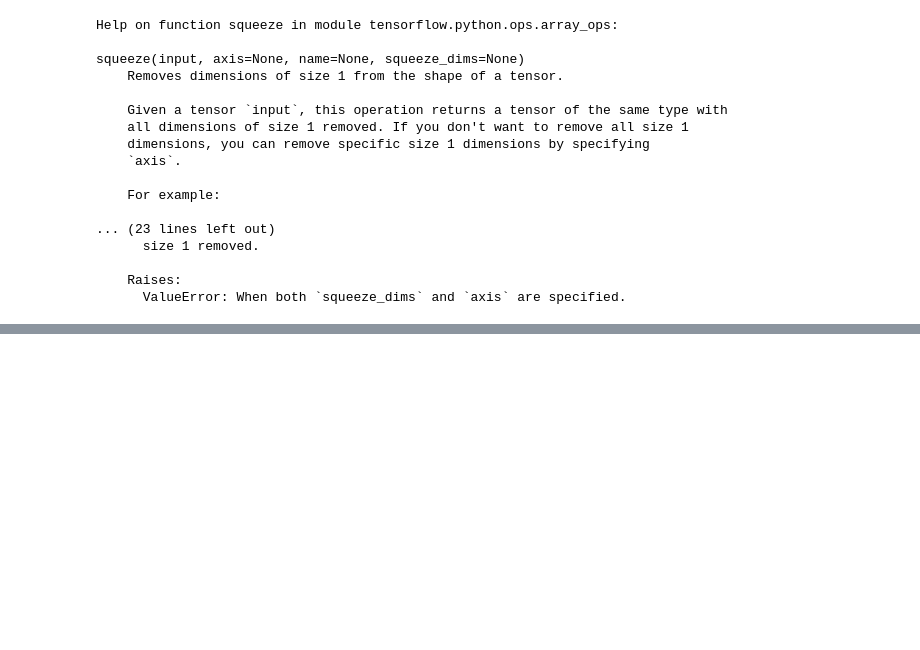
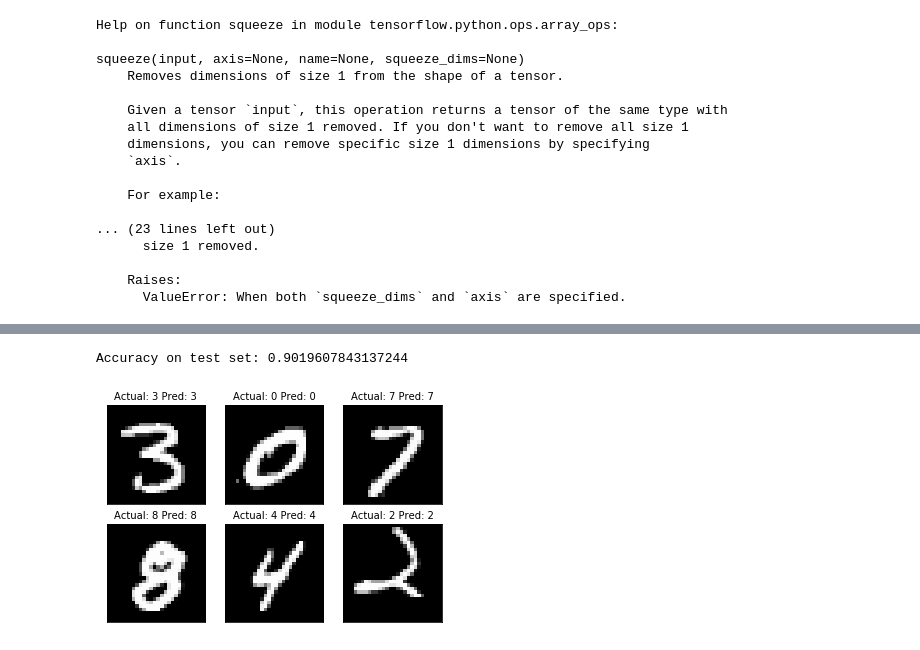
Before and after one commit to edyoda/tensorflow, a Jupyter notebook: 5. Nearest Neighbor Methods.ipynb, the cells around one changed output, grey strips where cells are left out. Saved outputs shown, nothing was run; the diff lists cells and outputs as text; code cells hidden in the pictures; blank space fills up the shorter version.

```diff
--- a/5. Nearest Neighbor Methods.ipynb
+++ b/5. Nearest Neighbor Methods.ipynb
@@ -171,0 +254,46 @@ squeeze(input, axis=None, name=None, squeeze_dims=None)
+# %%
+x_data_train = tf.placeholder(shape=[None, 784], dtype=tf.float32)
+x_data_test = tf.placeholder(shape=[None, 784], dtype=tf.float32)
+y_target_train = tf.placeholder(shape=[None, 10], dtype=tf.float32)
+y_target_test = tf.placeholder(shape=[None, 10], dtype=tf.float32)
+# %%
+distance = tf.reduce_sum(tf.abs(tf.sub(x_data_train, tf.expand_dims(x_data_test,1))), reduction_indices=2)
+# %%
+
+top_k_xvals, top_k_indices = tf.nn.top_k(tf.neg(distance), k=k)
+
+prediction_indices = tf.gather(y_target_train, top_k_indices)
+count_of_predictions = tf.reduce_sum(prediction_indices, reduction_indices=1)
+
+prediction = tf.argmax(count_of_predictions, dimension=1)
+# %%
+num_loops = int(np.ceil(len(x_vals_test)/batch_size))
+test_output = []
+actual_vals = []
+for i in range(num_loops):
+    min_index = i*batch_size
+    max_index = min((i+1)*batch_size,len(x_vals_train))
+    x_batch = x_vals_test[min_index:max_index]
+    y_batch = y_vals_test[min_index:max_index]
+    predictions = sess.run(prediction, feed_dict={x_data_train: x_vals_train, x_data_test: x_batch,
+                                         y_target_train: y_vals_train, y_target_test: y_batch})
+    test_output.extend(predictions)
+    actual_vals.extend(np.argmax(y_batch, axis=1))
+# %%
+accuracy = sum([1./test_size for i in range(test_size) if test_output[i]==actual_vals[i]])
+print('Accuracy on test set: ' + str(accuracy))
+# %% [output]
+Accuracy on test set: 0.9019607843137244
+# %%
+actuals = np.argmax(y_batch, axis=1)
+Nrows = 2
+Ncols = 3
+for i in range(len(actuals)):
+    plt.subplot(Nrows, Ncols, i+1)
+    plt.imshow(np.reshape(x_batch[i], [28,28]), cmap='Greys_r')
+    plt.title('Actual: ' + str(actuals[i]) + ' Pred: ' + str(predictions[i]), fontsize=10)
+    frame = plt.gca()
+    frame.axes.get_xaxis().set_visible(False)
+    frame.axes.get_yaxis().set_visible(False)
+# %% [output]
+[figure, added]
```
Also changed, not shown: parts of 17 cells of this notebook, 1 other file.
